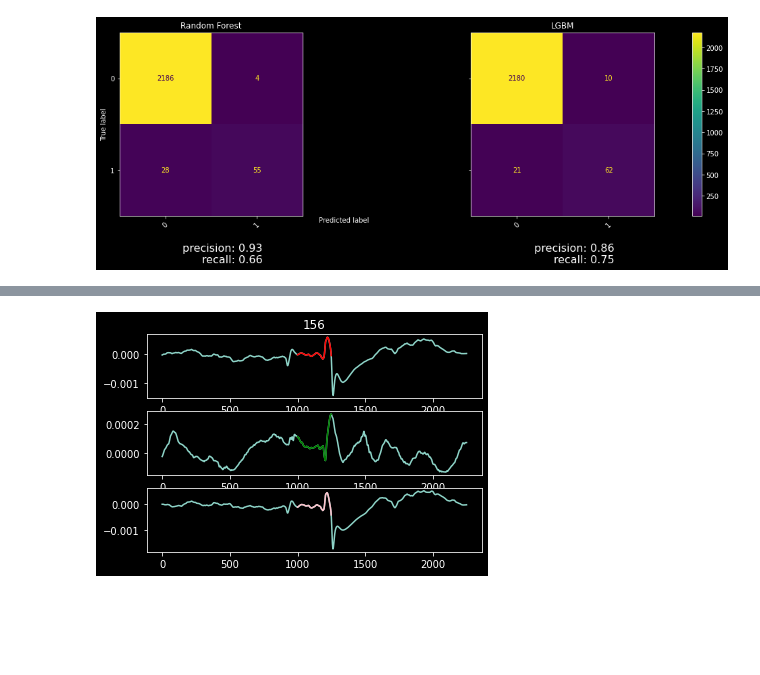
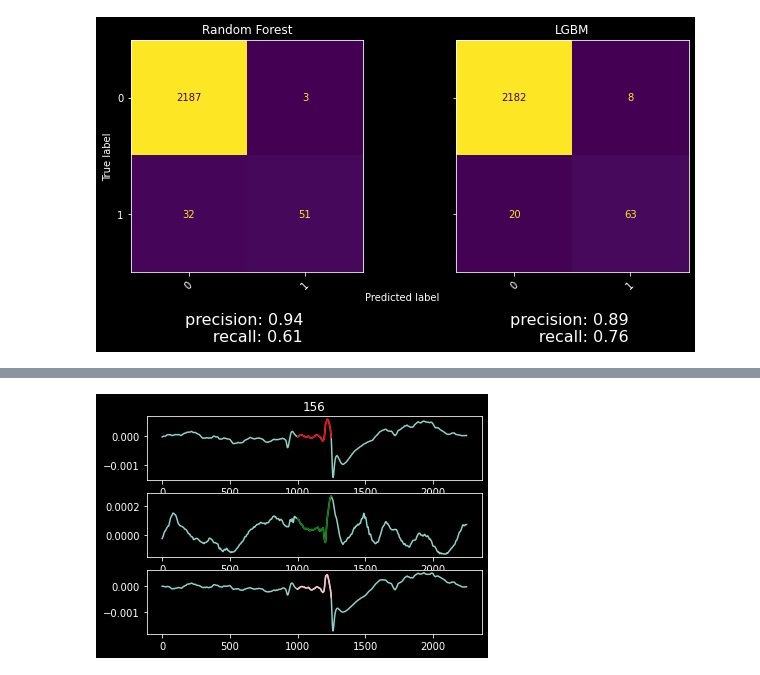
Before and after one commit to The1per/spikes_notebooks, a Jupyter notebook: yasa_model.ipynb, the cells around one changed output, grey strips where cells are left out. Cells and saved outputs as stored; diff of their text form; code cells hidden in the pictures; blank space fills up the shorter version.

Commit message:
add subject id and epoch to features for visualization

```diff
--- a/yasa_model.ipynb
+++ b/yasa_model.ipynb
@@ -127,7 +127,7 @@ def format_raw(edf, channel):
 
     return np.array(epochs), np.array(epochs_zscore), y_windows, final_index
 # %%
-def calc_features(epochs):
+def calc_features(epochs, subj):
     # Bandpass filter
     freq_broad = (0.1, 500)
     # FFT & bandpower parameters
@@ -142,6 +142,8 @@ def calc_features(epochs):
     hmob, hcomp = ant.hjorth_params(epochs, axis=1)
 
     feat = {
+        'subj': np.full(len(epochs), subj),
+        'epoch_id': np.arange(len(epochs)),
         'std': np.std(epochs, ddof=1, axis=1),
         'iqr': sp_stats.iqr(epochs, axis=1),
         'skew': sp_stats.skew(epochs, axis=1),
@@ -192,11 +194,11 @@ def calc_features(epochs):
     #############################
     roll1 = feat.rolling(window=1, center=True, min_periods=1, win_type='triang').mean()
     roll1[roll1.columns] = robust_scale(roll1, quantile_range=(5, 95))
-    roll1 = roll1.add_suffix('_cmin_norm')
+    roll1 = roll1.iloc[:, 2:].add_suffix('_cmin_norm')
 
     roll3 = feat.rolling(window=3, center=True, min_periods=1, win_type='triang').mean()
     roll3[roll3.columns] = robust_scale(roll3, quantile_range=(5, 95))
-    roll3 = roll3.add_suffix('_pmin_norm')
+    roll3 = roll3.iloc[:, 2:].add_suffix('_pmin_norm')
 
     # Add to current set of features
     feat = feat.join(roll1).join(roll3)
@@ -231,12 +233,12 @@ def run_all_multi_channel():
                 x, x_zscore, y, x_index = format_raw(f'C:\\Lilach\\{subj}_for_tag_filtered_fix_tag.edf', channel)
                 x_all = np.concatenate((x_all, x))
                 y_all = np.concatenate((y_all, y))
-                features = calc_features(x)
+                features = calc_features(x, subj)
                 for neighbor in neighbors[channel[0]]:
                     x, x_zscore, y, x_index = format_raw(f'C:\\Lilach\\{subj}_for_tag_filtered_fix_tag.edf', neighbor)
                     prefix = neighbor.replace(channel[0], '')
-                    features_neighbor = calc_features(x).add_prefix(f'{prefix}_')
-                    features = pd.concat([features, features_neighbor], axis=1)
+                    features_neighbor = calc_features(x, subj).add_prefix(f'{prefix}_')
+                    features = pd.concat([features, features_neighbor.iloc[:, 2:]], axis=1)
 
                 feat_all = pd.concat([feat_all, features], axis=0)
 
@@ -256,7 +258,7 @@ def run_all_multi_channel_with_x_neighbor():
                 x, x_zscore, y, x_index = format_raw(f'C:\\Lilach\\{subj}_for_tag_filtered_fix_tag.edf', channel)
                 x_AH = np.concatenate((x_AH, x))
                 y_all = np.concatenate((y_all, y))
-                features = calc_features(x)
+                features = calc_features(x, subj)
                 for neighbor in neighbors[channel[0]]:
                     x, x_zscore, y, x_index = format_raw(f'C:\\Lilach\\{subj}_for_tag_filtered_fix_tag.edf', neighbor)
                     if '-' in neighbor:
@@ -264,8 +266,8 @@ def run_all_multi_channel_with_x_neighbor():
                     else:
                         x_A = np.concatenate((x_A, x))
                     prefix = neighbor.replace(channel[0], '')
-                    features_neighbor = calc_features(x).add_prefix(f'{prefix}_')
-                    features = pd.concat([features, features_neighbor], axis=1)
+                    features_neighbor = calc_features(x, subj).add_prefix(f'{prefix}_')
+                    features = pd.concat([features, features_neighbor.iloc[:, 2:]], axis=1)
 
                 feat_all = pd.concat([feat_all, features], axis=0)
 
@@ -292,9 +294,3 @@ def run_one():
 x_AH, x_bi, x_A, feat_all, y_all = run_all_multi_channel_with_x_neighbor()
 from IPython.display import clear_output
 clear_output()
-# %%
-# Feature selection stuff
-all_col = feat_all.columns
-selector = VarianceThreshold(.1)
-selector.fit_transform(feat_all)
-feat_all = feat_all[feat_all.columns[selector.get_support(indices=True)]]
@@ -301,36 +299,41 @@ feat_all = feat_all[feat_all.columns[selector.get_support(indices=True)]]
+# %%
+X_train, X_test, y_train, y_test = train_test_split(feat_all, y_all, stratify=y_all, random_state=30)
+X_train_data = X_train.iloc[:, 2:]
+selector = VarianceThreshold(.1)
+selector.fit_transform(X_train_data)
+X_train_data = X_train_data[X_train_data.columns[selector.get_support(indices=True)]]
+X_test_data = X_test[X_train_data.columns]
 # %%
-X_train, X_test, y_train, y_test = train_test_split(feat_all, y_all, stratify=y_all, random_state=30)
-
 classifiers = {
     "Random Forest": RandomForestClassifier(),
     "LGBM": LGBMClassifier(),
-#     "XGB": xgb.XGBClassifier(objective="multi:softmax", num_class=2, use_label_encoder=False),
+    # "XGB": xgb.XGBClassifier(objective="multi:softmax", num_class=2, use_label_encoder=False),
 }
 
-f, axes = plt.subplots(1, len(classifiers), figsize=(20, 5), sharey='row')
+f, axes = plt.subplots(1, len(classifiers), figsize=(10, 5), sharey='row')
 
 for i, (key, classifier) in enumerate(classifiers.items()):
-    y_pred = classifier.fit(X_train, y_train).predict(X_test)
+    y_pred = classifier.fit(X_train_data, y_train).predict(X_test_data)
     cf_matrix = confusion_matrix(y_test, y_pred)
     metrics = get_metrics(cf_matrix)
     disp = ConfusionMatrixDisplay(cf_matrix)
     disp.plot(ax=axes[i], xticks_rotation=45)
     text = """precision: {0}
               recall: {1}""".format(str('{0:.2f}'.format(metrics['precision'])), str('{0:.2f}'.format(metrics['recall'])))
     axes[i].annotate(text, xy=(1, 0), xycoords='axes fraction', fontsize=16,
                 xytext=(-60, -40), textcoords='offset points',
                 ha='right', va='top')
     disp.ax_.set_title(key)
     disp.im_.colorbar.remove()
     disp.ax_.set_xlabel('')
     if i!=0:
         disp.ax_.set_ylabel('')
 
-f.text(0.4, 0.1, 'Predicted label', ha='left')
+f.text(0.45, 0.1, 'Predicted label', ha='left')
 plt.subplots_adjust(wspace=0.40, hspace=0.1)
 
 
-f.colorbar(disp.im_, ax=axes)
+# f.colorbar(disp.im_, ax=axes)
 plt.show()
 # %% [output]
-[figure, old version]
+[figure, new version]
```
Also changed, not shown: parts of 4 cells of this notebook, 1 other file.
